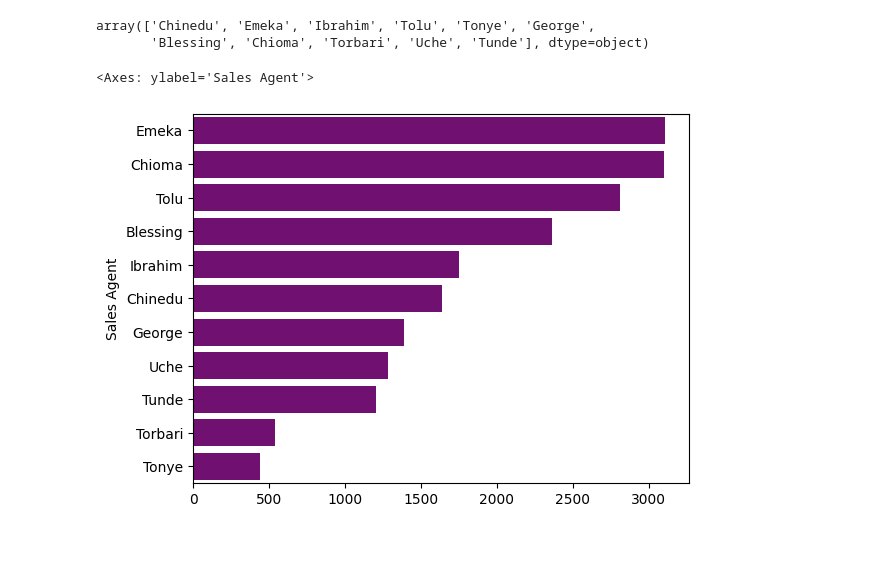
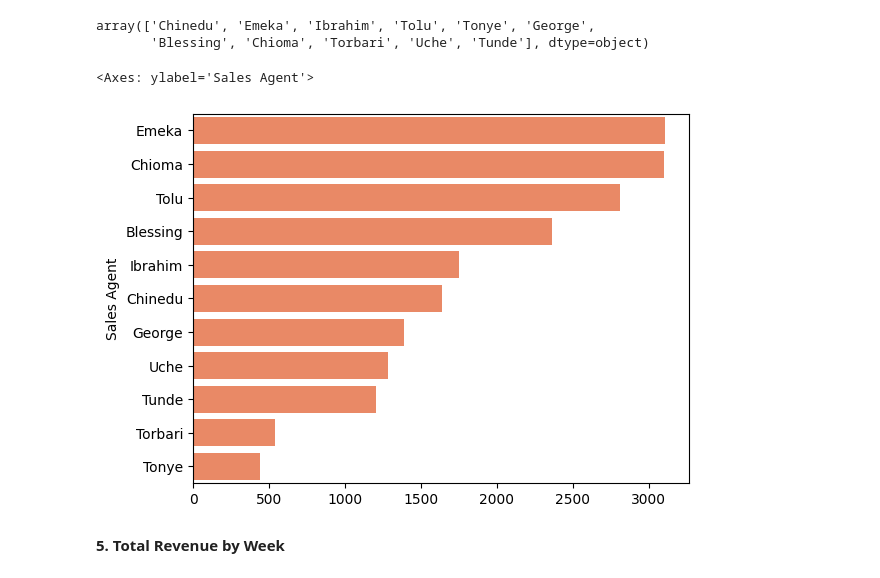
Before and after one commit to Adelegan-JD/TASKS, a Jupyter notebook: Week_6/adelegan_deborah_task_14.ipynb, the cells around one changed output. Drawn from its saved outputs; the diff is of its cells as text; code cells hidden in the pictures; blank space fills up the shorter version.

```diff
--- a/Week_6/adelegan_deborah_task_14.ipynb
+++ b/Week_6/adelegan_deborah_task_14.ipynb
@@ -103,7 +103,7 @@ df.dtypes.value_counts().plot(kind='bar', xlabel= 'Data Types', ylabel='Count',
 # Extracting the year
 df['Year'] = df['Date'].dt.year
 df['Month'] = df['Date'].dt.month_name()
-df['Day'] = df['Date'].dt.day_name()
+df['Week'] = df['Date'].dt.day_name()
 # %%
 df.head()
 # %% [output]
@@ -357,7 +362,9 @@ array(['Chinedu', 'Emeka', 'Ibrahim', 'Tolu', 'Tonye', 'George',
 total_revenue_by_sales_agent = df.groupby('Sales Agent')['Revenue'].sum().sort_values(ascending=False)
 # %%
 # Plot the chart using seaborn
-sns.barplot(x = total_revenue_by_sales_agent.values, y = total_revenue_by_sales_agent.index, orient='h', color='purple')
+sns.barplot(x = total_revenue_by_sales_agent.values, y = total_revenue_by_sales_agent.index, orient='h', color='coral')
 # %% [output]
 <Axes: ylabel='Sales Agent'>
-[figure, old version]
+[figure, new version]
+# %% [markdown]
+**5. Total Revenue by Week**
```
Also changed, not shown: parts of 33 cells of this notebook, 5 other files.
